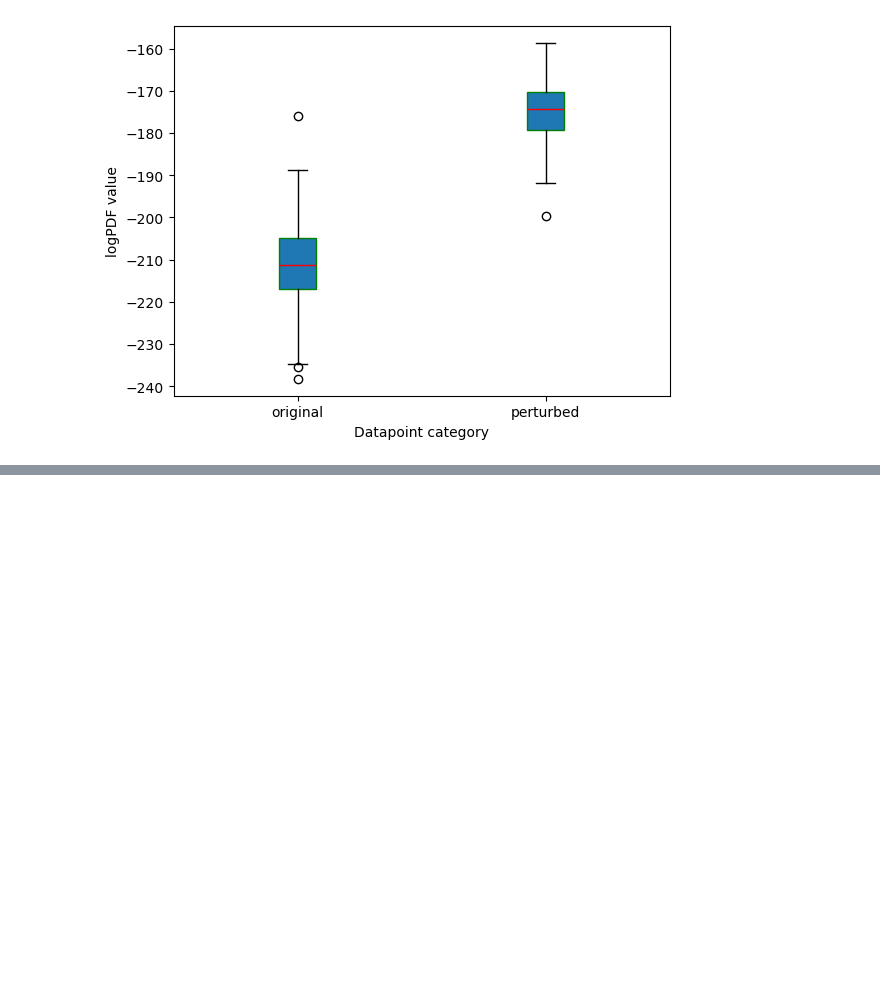
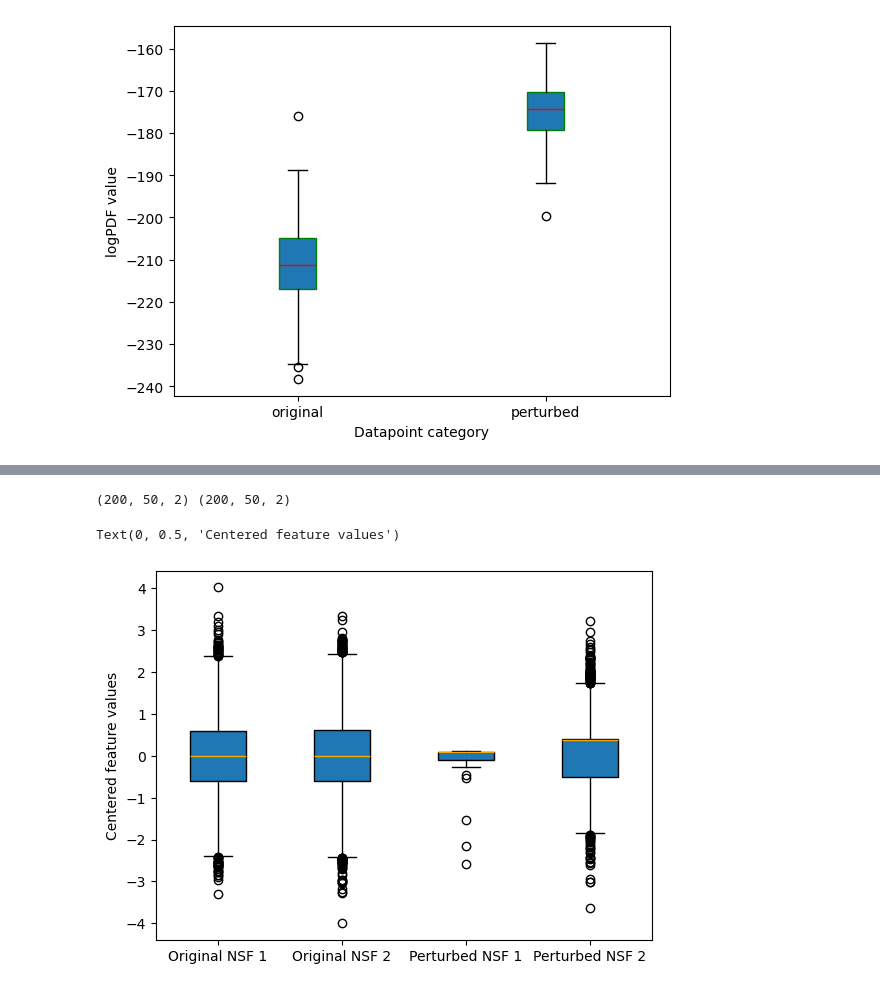
Before and after one commit to anonymous8293/factai, a Jupyter notebook: Extension_3_notebook.ipynb, the cells around one changed output, grey strips where cells are left out. Cells and saved outputs as stored; diff of their text form; code cells hidden in the pictures; blank space fills up the shorter version.

```diff
--- a/Extension_3_notebook.ipynb
+++ b/Extension_3_notebook.ipynb
@@ -210,0 +235,52 @@ Text(0, 0.5, 'logPDF value')
+# %%
+def centered_non_salient_features(x_test, x_test_states):
+    x_test_non_salient = np.zeros((200,50,2))
+    ### take only the 2 non-salient features at each timestep of each sample
+    for i in range(200):
+        for j in range(50):
+            x_test_non_salient[i,j,0] = x_test[i,j,0]   ### feature 0 is always non-salient
+            x_test_non_salient[i,j,1] = x_test[i,j,2 if x_test_states[i,j]==0 else 1]    ### if state is 0 non-salient feature is 2 if state is 1 non-sal feature is 1
+
+    ### subtract the corresponding mean
+    for i in range(200):
+        for j in range(50):
+            x_test_non_salient[i,j,0] -= 0.1 if x_test_states[i,j]==0 else -0.1
+            x_test_non_salient[i,j,1] -= 0.5 if x_test_states[i,j]==0 else -0.4 ### if state is 0 non-salient feature is 2 if state is 1 non-sal feature is 1
+
+    return x_test_non_salient
+# %%
+N = x_test.shape[0]
+
+x_test_numpy = np.zeros((200,50,3))
+x_test_perturbed = np.zeros((200,50,3))
+
+for i in range(N):
+    x = x_test[i].to(th.float32)
+    x_ = EMNN.model(x)  ### baselines are 0 by default
+    x_p = perturb(x,mask[i],x_)
+    x = x.detach().numpy()
+    x_p = x_p.detach().numpy()
+    x_test_numpy[i,:,:] = x
+    x_test_perturbed[i,:,:] = x_p
+
+x_test_numpy_cnsf = centered_non_salient_features(x_test_numpy, x_test_states)
+x_test_perturbed_cnsf = centered_non_salient_features(x_test_perturbed, x_test_states)
+# %%
+print(x_test_numpy_cnsf.shape, x_test_perturbed_cnsf.shape)
+# %% [output]
+(200, 50, 2) (200, 50, 2)
+# %%
+x_test_numpy_cnsf = x_test_numpy_cnsf.reshape(-1, x_test_numpy_cnsf.shape[-1])
+x_test_perturbed_cnsf = x_test_perturbed_cnsf.reshape(-1, x_test_perturbed_cnsf.shape[-1])
+# Visualize results
+l = np.zeros((10000,4))
+l[:,0:2] = x_test_numpy_cnsf
+l[:,2:4] = x_test_perturbed_cnsf
+plt.boxplot(l, labels=['Original NSF 1','Original NSF 2','Perturbed NSF 1','Perturbed NSF 2'], boxprops=dict(color='black'),
+                      medianprops=dict(color='orange'), patch_artist='white')
+# Add labels and title
+#plt.xlabel('Datapoint category')
+plt.ylabel('Centered feature values')
+# %% [output]
+Text(0, 0.5, 'Centered feature values')
+[figure, added]
```
Also changed, not shown: parts of 7 cells of this notebook, 4 other files.
